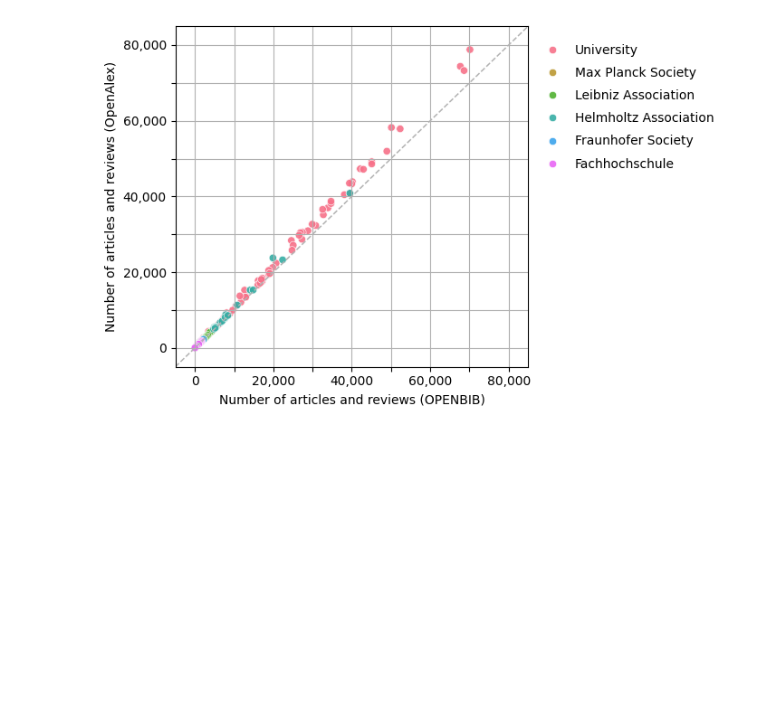
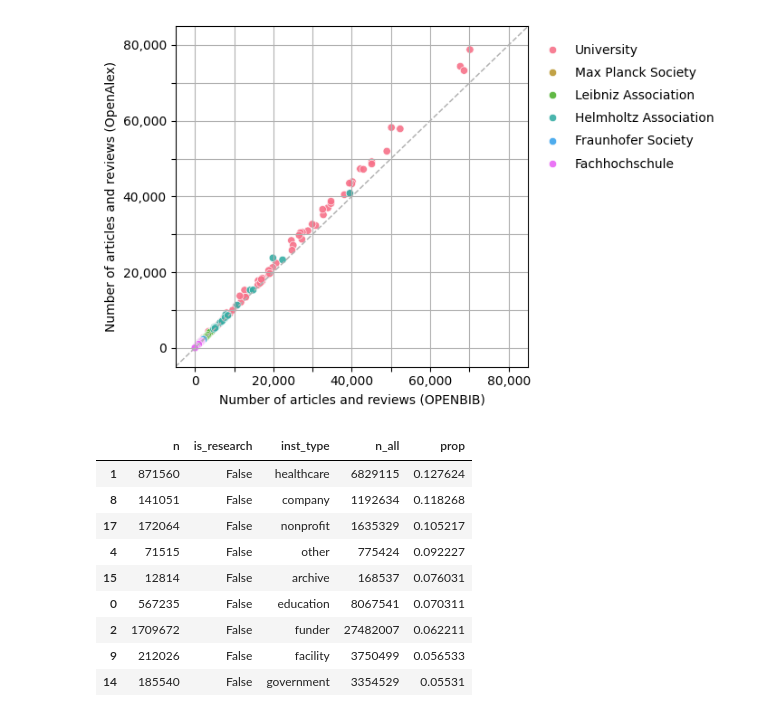
Before and after one commit to kbopenbib/kbopenbib_data, a Jupyter notebook: examples/bigquery_notebook.ipynb, the cells around one changed output. Drawn from its saved outputs; the diff is of its cells as text; code cells hidden in the pictures; blank space fills up the shorter version.

```diff
--- a/examples/bigquery_notebook.ipynb
+++ b/examples/bigquery_notebook.ipynb
@@ -150,3 +150,29 @@ plt.show()
 fig.savefig('document_types_sectors.png', format='png', bbox_inches='tight', dpi=500)
 # %% [output]
 [figure]
+# %%
+doc_sectors_type_df = client.query(f"""
+                                    SELECT COUNT(DISTINCT(dt.doi)) AS n, is_research, inst.type AS inst_type
+                                    FROM `subugoe-collaborative.openalex.works` AS oal, UNNEST(authorships) AS aut, UNNEST(aut.institutions) As inst
+                                    JOIN subugoe-collaborative.openbib.document_types AS dt
+                                        ON LOWER(dt.doi) = LOWER(oal.doi)
+                                    GROUP BY inst_type, is_research
+                                    """
+                                    ).to_dataframe()
+# %%
+doc_sectors_type_df_all = doc_sectors_type_df.groupby(['inst_type'])['n'].sum().reset_index()
+doc_sectors_type_df = doc_sectors_type_df.merge(doc_sectors_type_df_all, on='inst_type', suffixes=('', '_all'))
+doc_sectors_type_df['prop'] = doc_sectors_type_df['n'] / doc_sectors_type_df['n_all']
+# %%
+doc_sectors_type_df[doc_sectors_type_df.is_research==False].sort_values(by='prop', ascending=False)
+# %% [output]
+|  | n | is_research | inst_type | n_all | prop |
+| 1 | 871560 | False | healthcare | 6829115 | 0.127624 |
+| 8 | 141051 | False | company | 1192634 | 0.118268 |
+| 17 | 172064 | False | nonprofit | 1635329 | 0.105217 |
+| 4 | 71515 | False | other | 775424 | 0.092227 |
+| 15 | 12814 | False | archive | 168537 | 0.076031 |
+| 0 | 567235 | False | education | 8067541 | 0.070311 |
+| 2 | 1709672 | False | funder | 27482007 | 0.062211 |
+| 9 | 212026 | False | facility | 3750499 | 0.056533 |
+| 14 | 185540 | False | government | 3354529 | 0.05531 |
```
Also changed, not shown: parts of 4 cells of this notebook, 2 other files.
